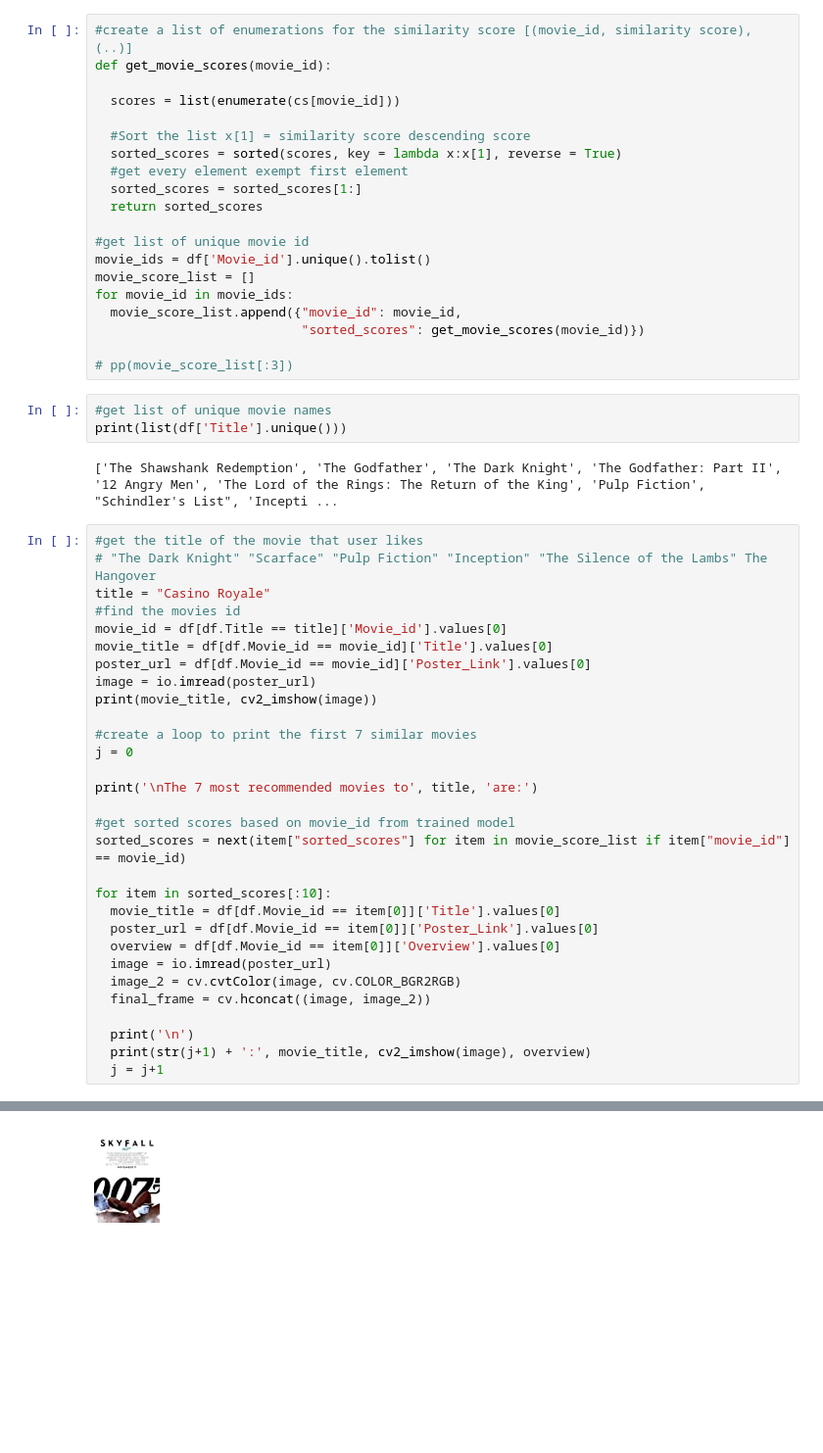
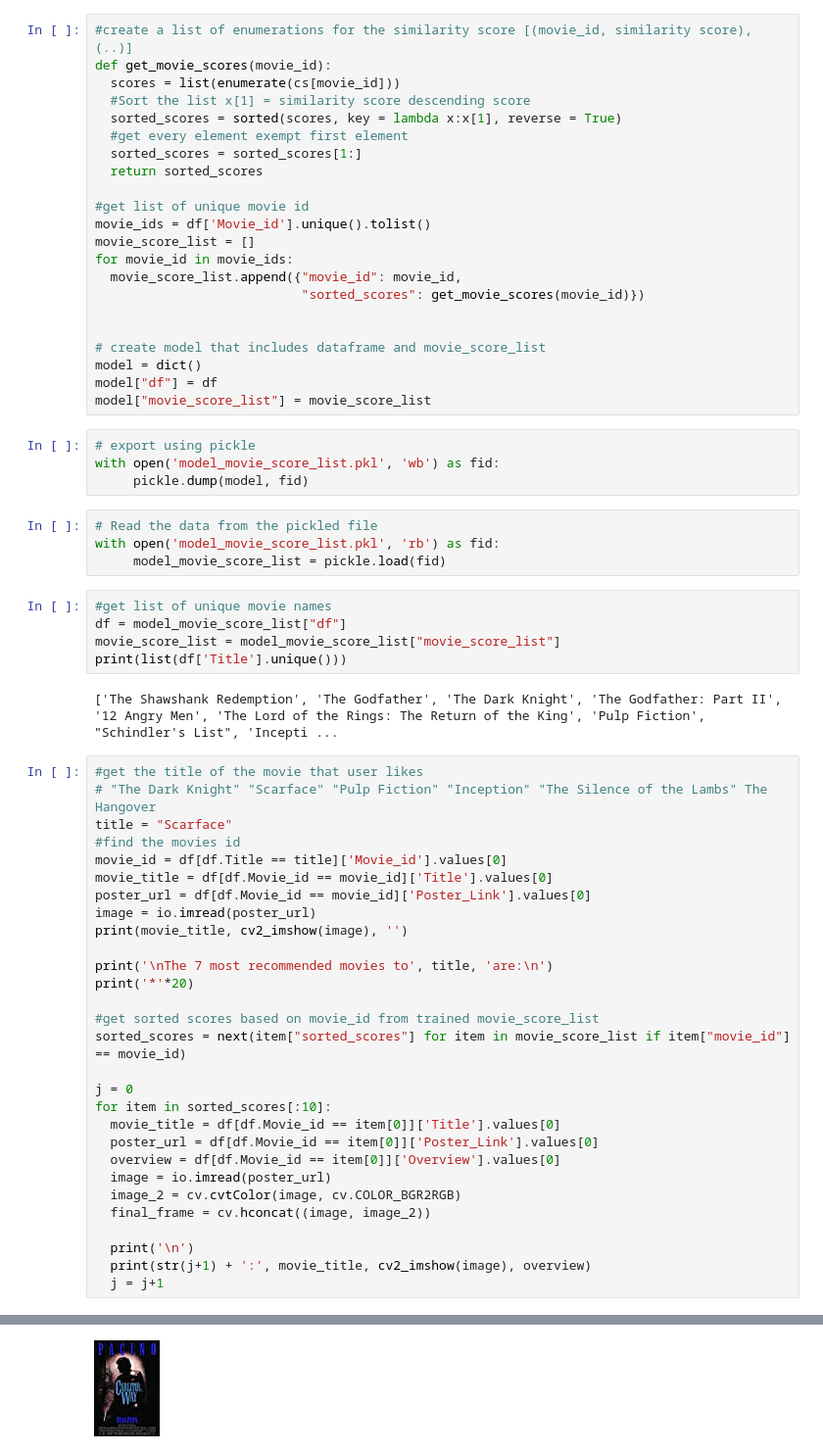
Before and after one commit to quangly/MovieRecommendation, a Jupyter notebook: MovieRecommendation.ipynb, the cells around one changed output, grey strips where cells are left out. Shown: that part at 98% size. Saved outputs shown, nothing was run; the diff lists cells and outputs as text; blank space fills up the shorter version.

Commit message:
Implemented pickle

```diff
--- a/MovieRecommendation.ipynb
+++ b/MovieRecommendation.ipynb
@@ -112,9 +103,7 @@ cs = cosine_similarity(cm)
 # %%
 #create a list of enumerations for the similarity score [(movie_id, similarity score), (..)]
 def get_movie_scores(movie_id):
-
   scores = list(enumerate(cs[movie_id]))
-
   #Sort the list x[1] = similarity score descending score
   sorted_scores = sorted(scores, key = lambda x:x[1], reverse = True)
   #get every element exempt first element
@@ -128,31 +117,44 @@ for movie_id in movie_ids:
   movie_score_list.append({"movie_id": movie_id,
                            "sorted_scores": get_movie_scores(movie_id)})
 
-# pp(movie_score_list[:3])
+
+# create model that includes dataframe and movie_score_list
+model = dict()
+model["df"] = df
+model["movie_score_list"] = movie_score_list
+# %%
+# export using pickle
+with open('model_movie_score_list.pkl', 'wb') as fid:
+     pickle.dump(model, fid)
+# %%
+# Read the data from the pickled file
+with open('model_movie_score_list.pkl', 'rb') as fid:
+     model_movie_score_list = pickle.load(fid)
 # %%
 #get list of unique movie names
+df = model_movie_score_list["df"]
+movie_score_list = model_movie_score_list["movie_score_list"]
 print(list(df['Title'].unique()))
 # %% [output]
 ['The Shawshank Redemption', 'The Godfather', 'The Dark Knight', 'The Godfather: Part II', '12 Angry Men', 'The Lord of the Rings: The Return of the King', 'Pulp Fiction', "Schindler's List", 'Incepti ...
 # %%
 #get the title of the movie that user likes
 # "The Dark Knight" "Scarface" "Pulp Fiction" "Inception" "The Silence of the Lambs" The Hangover
-title = "Casino Royale"
+title = "Scarface"
 #find the movies id
 movie_id = df[df.Title == title]['Movie_id'].values[0]
 movie_title = df[df.Movie_id == movie_id]['Title'].values[0]
 poster_url = df[df.Movie_id == movie_id]['Poster_Link'].values[0]
 image = io.imread(poster_url)
-print(movie_title, cv2_imshow(image))
+print(movie_title, cv2_imshow(image), '')
 
-#create a loop to print the first 7 similar movies
-j = 0
+print('\nThe 7 most recommended movies to', title, 'are:\n')
+print('*'*20)
 
-print('\nThe 7 most recommended movies to', title, 'are:')
-
-#get sorted scores based on movie_id from trained model
+#get sorted scores based on movie_id from trained movie_score_list
 sorted_scores = next(item["sorted_scores"] for item in movie_score_list if item["movie_id"] == movie_id)
 
+j = 0
 for item in sorted_scores[:10]:
   movie_title = df[df.Movie_id == item[0]]['Title'].values[0]
   poster_url = df[df.Movie_id == item[0]]['Poster_Link'].values[0]
@@ -172 +176 @@ The 7 most recommended movies to Casino Royale are:
-[figure, old version]
+[figure, new version]
```
Also changed, not shown: parts of 6 cells of this notebook.
